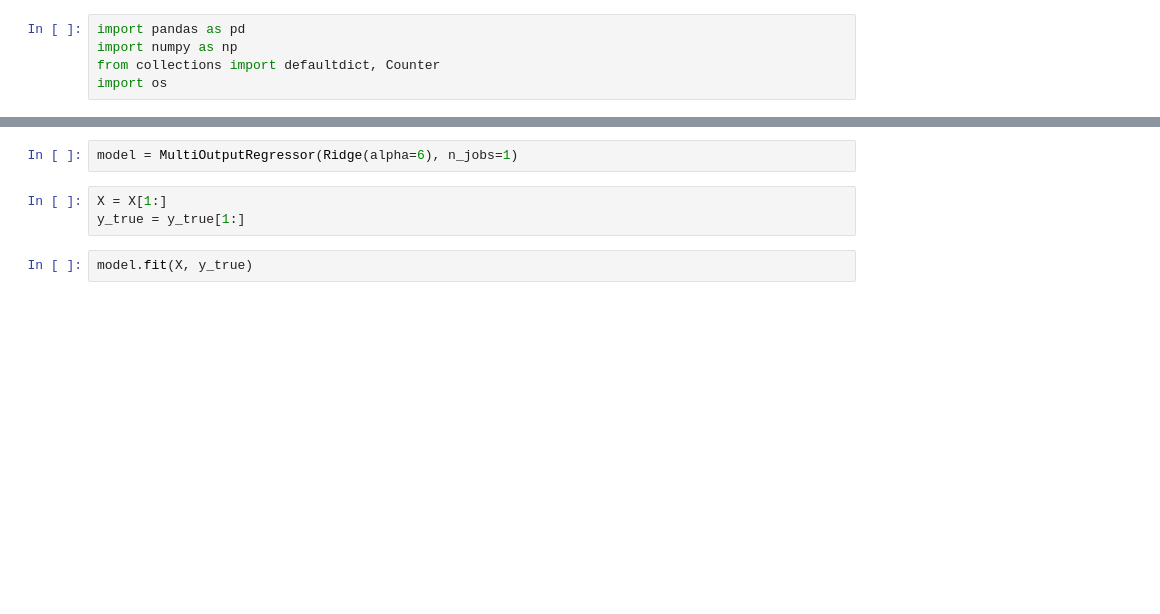
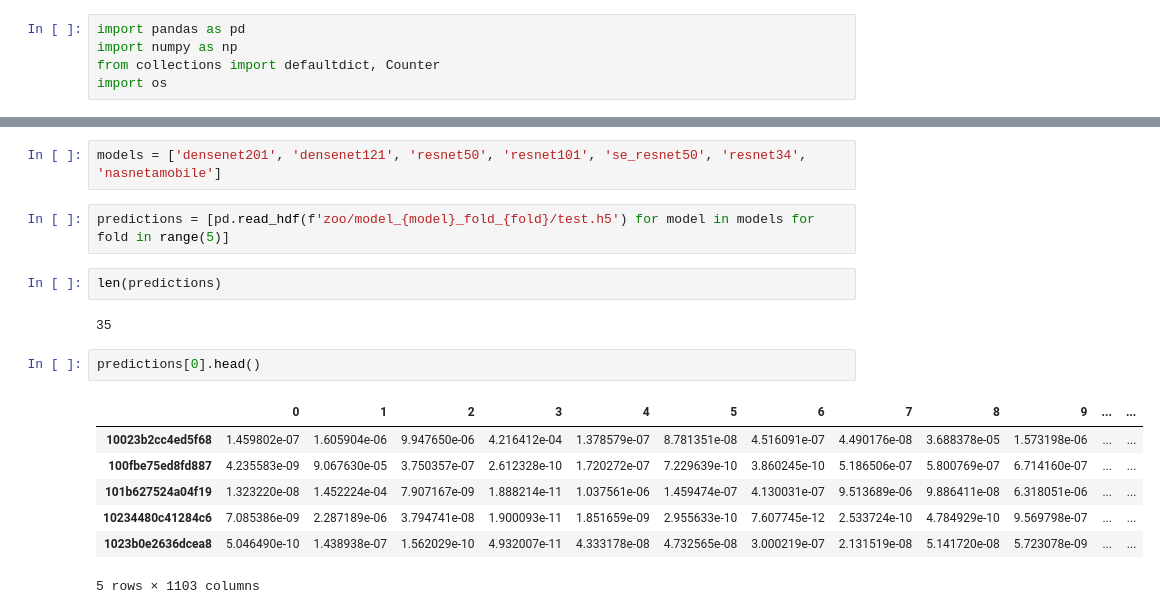
Before and after one commit to georgiypetrov/kaggle-imet, a Jupyter notebook: Ensemble.ipynb, the cells around one changed output, grey strips where cells are left out. Drawn from its saved outputs; the diff is of its cells as text; blank space fills up the shorter version.

```diff
--- a/Ensemble.ipynb
+++ b/Ensemble.ipynb
@@ -67,7 +6,18 @@ from sklearn.linear_model import Ridge
-# %%
-model = MultiOutputRegressor(Ridge(alpha=6), n_jobs=1)
-# %%
-X = X[1:]
-y_true = y_true[1:]
-# %%
-model.fit(X, y_true)
+# %%
+models = ['densenet201', 'densenet121', 'resnet50', 'resnet101', 'se_resnet50', 'resnet34', 'nasnetamobile']
+# %%
+predictions = [pd.read_hdf(f'zoo/model_{model}_fold_{fold}/test.h5') for model in models for fold in range(5)]
+# %%
+len(predictions)
+# %% [output]
+35
+# %%
+predictions[0].head()
+# %% [output]
+|  | 0 | 1 | 2 | 3 | 4 | 5 | 6 | 7 | 8 | 9 | ... | ... |
+| 10023b2cc4ed5f68 | 1.459802e-07 | 1.605904e-06 | 9.947650e-06 | 4.216412e-04 | 1.378579e-07 | 8.781351e-08 | 4.516091e-07 | 4.490176e-08 | 3.688378e-05 | 1.573198e-06 | ... | ... |
+| 100fbe75ed8fd887 | 4.235583e-09 | 9.067630e-05 | 3.750357e-07 | 2.612328e-10 | 1.720272e-07 | 7.229639e-10 | 3.860245e-10 | 5.186506e-07 | 5.800769e-07 | 6.714160e-07 | ... | ... |
+| 101b627524a04f19 | 1.323220e-08 | 1.452224e-04 | 7.907167e-09 | 1.888214e-11 | 1.037561e-06 | 1.459474e-07 | 4.130031e-07 | 9.513689e-06 | 9.886411e-08 | 6.318051e-06 | ... | ... |
+| 10234480c41284c6 | 7.085386e-09 | 2.287189e-06 | 3.794741e-08 | 1.900093e-11 | 1.851659e-09 | 2.955633e-10 | 7.607745e-12 | 2.533724e-10 | 4.784929e-10 | 9.569798e-07 | ... | ... |
+| 1023b0e2636dcea8 | 5.046490e-10 | 1.438938e-07 | 1.562029e-10 | 4.932007e-11 | 4.333178e-08 | 4.732565e-08 | 3.000219e-07 | 2.131519e-08 | 5.141720e-08 | 5.723078e-09 | ... | ... |
+5 rows × 1103 columns
```
Also changed, not shown: parts of 41 cells of this notebook, 5 other files.
